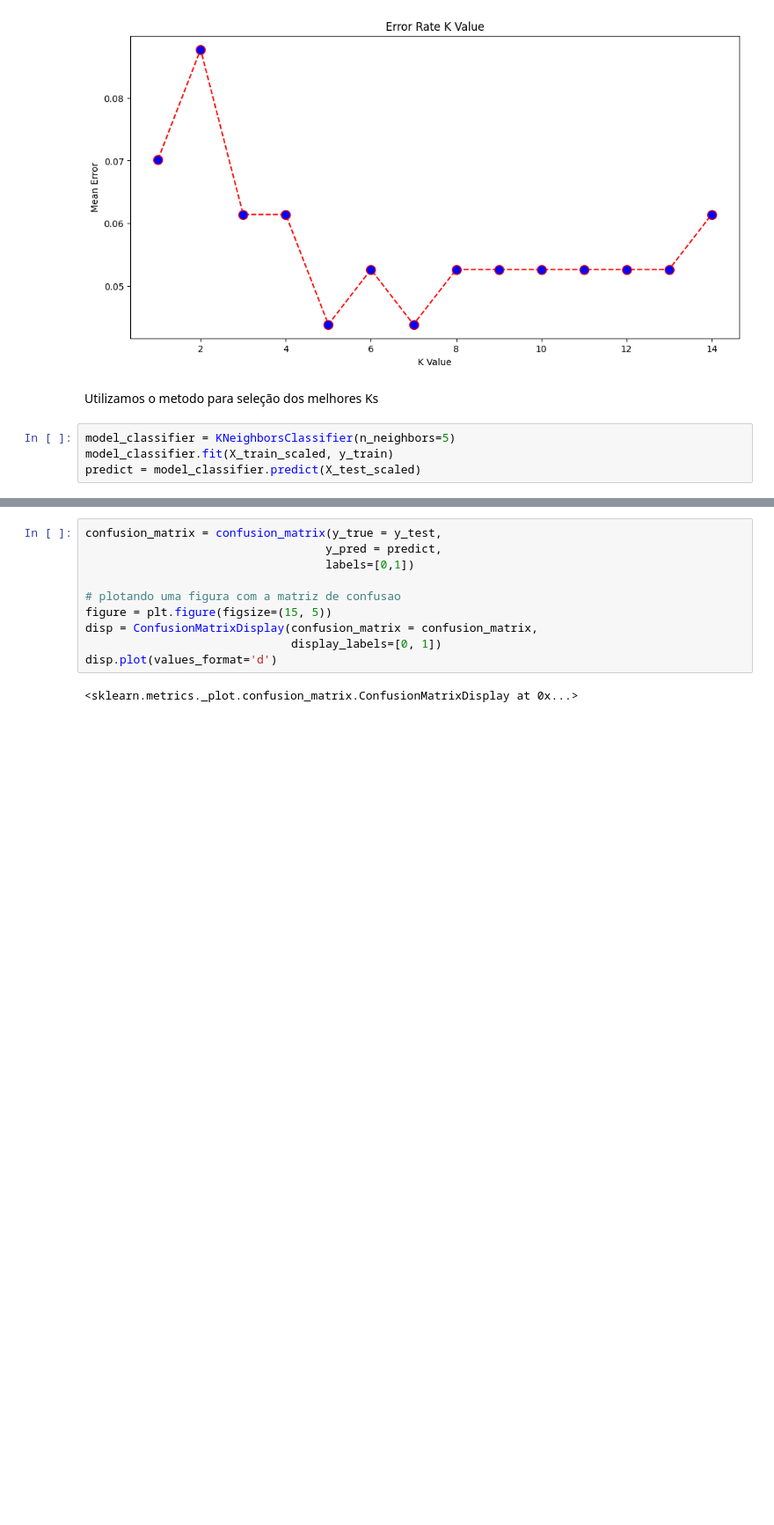
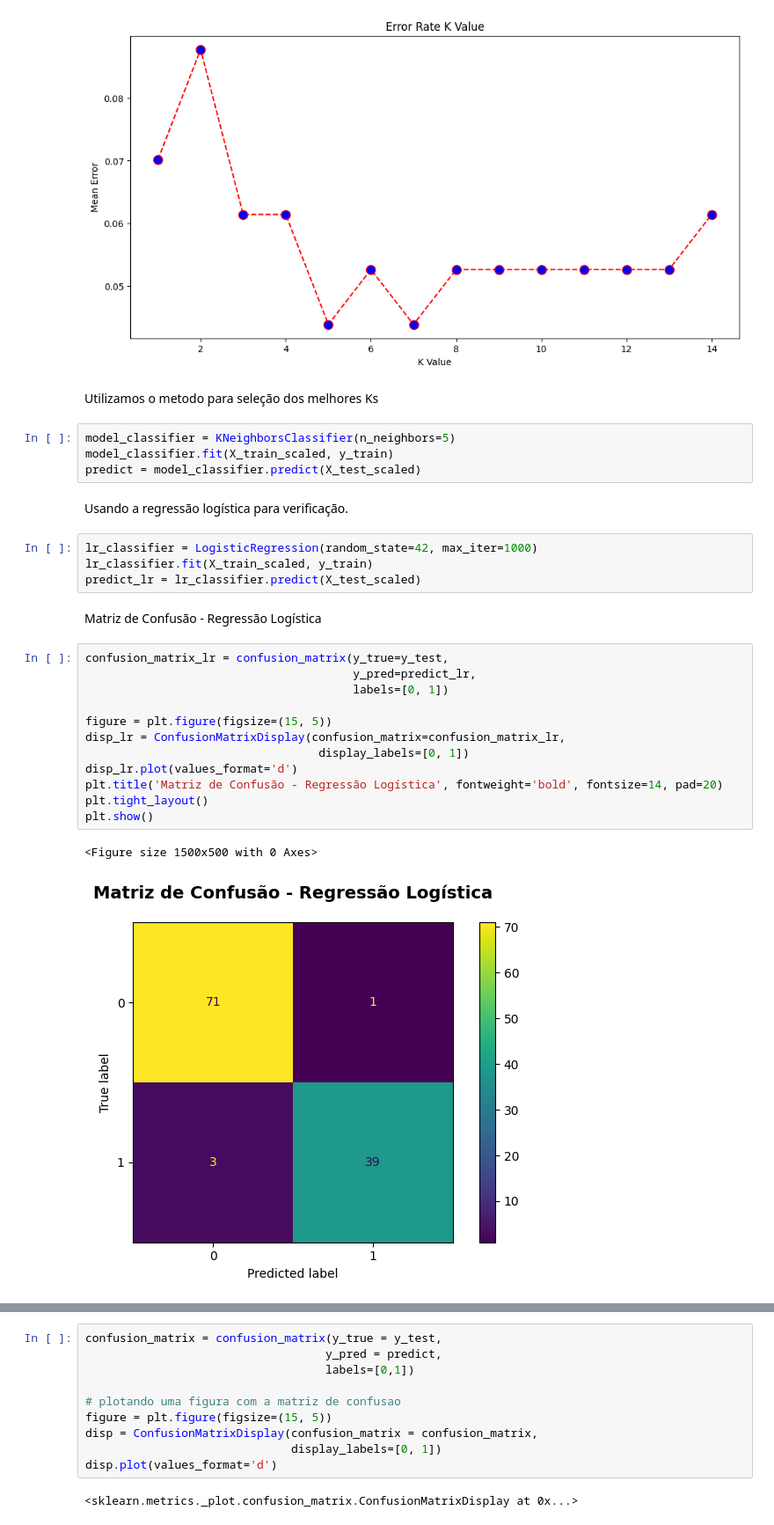
Before and after one commit to ThiagoMarques/breast-cancer-wisconsin, a Jupyter notebook: main.ipynb, the cells around one changed output, grey strips where cells are left out. Shown at 88% size. Cells and saved outputs as stored; diff of their text form; blank space fills up the shorter version.

Commit message:
feat: adiciona modelo de regressão logística com matriz de confusão e métricas de avaliação

```diff
--- a/main.ipynb
+++ b/main.ipynb
@@ -680,3 +681,26 @@ Utilizamos o metodo para seleção dos melhores Ks
 model_classifier = KNeighborsClassifier(n_neighbors=5)
 model_classifier.fit(X_train_scaled, y_train)
 predict = model_classifier.predict(X_test_scaled)
+# %% [markdown]
+Usando a regressão logística para verificação.
+# %%
+lr_classifier = LogisticRegression(random_state=42, max_iter=1000)
+lr_classifier.fit(X_train_scaled, y_train)
+predict_lr = lr_classifier.predict(X_test_scaled)
+# %% [markdown]
+Matriz de Confusão - Regressão Logística
+# %%
+confusion_matrix_lr = confusion_matrix(y_true=y_test,
+                                       y_pred=predict_lr,
+                                       labels=[0, 1])
+
+figure = plt.figure(figsize=(15, 5))
+disp_lr = ConfusionMatrixDisplay(confusion_matrix=confusion_matrix_lr,
+                                  display_labels=[0, 1])
+disp_lr.plot(values_format='d')
+plt.title('Matriz de Confusão - Regressão Logística', fontweight='bold', fontsize=14, pad=20)
+plt.tight_layout()
+plt.show()
+# %% [output]
+<Figure size 1500x500 with 0 Axes>
+[figure, added]
```
Also changed, not shown: parts of 3 cells of this notebook.
